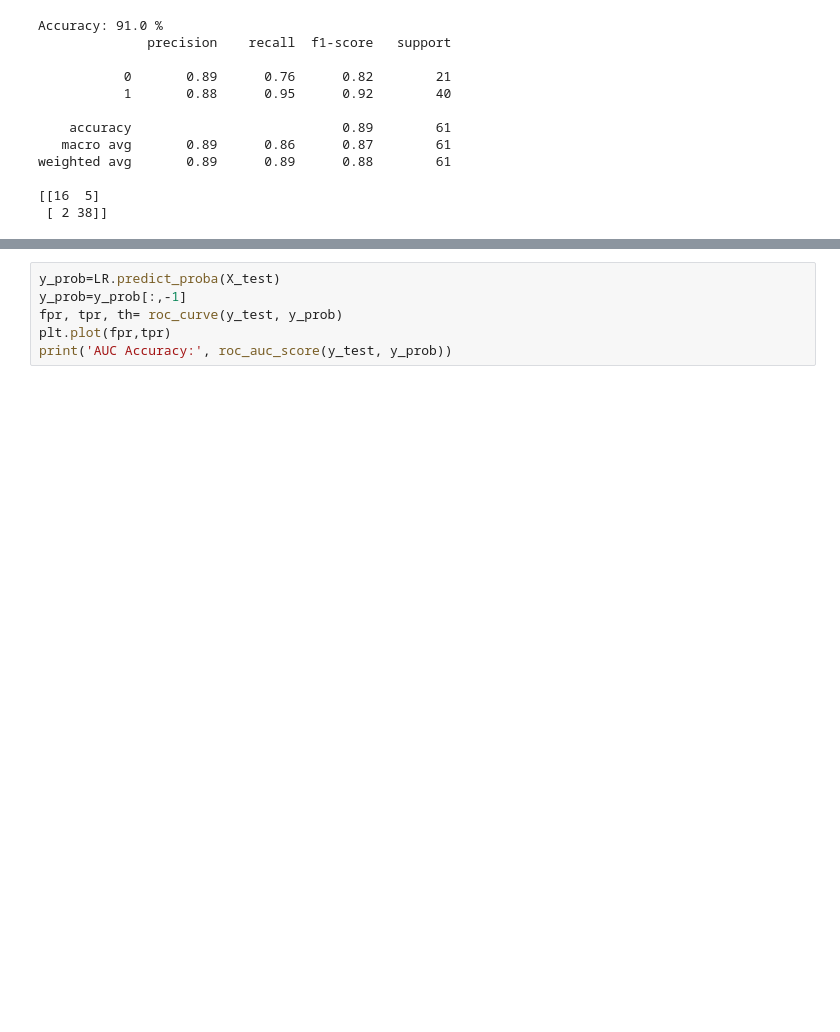
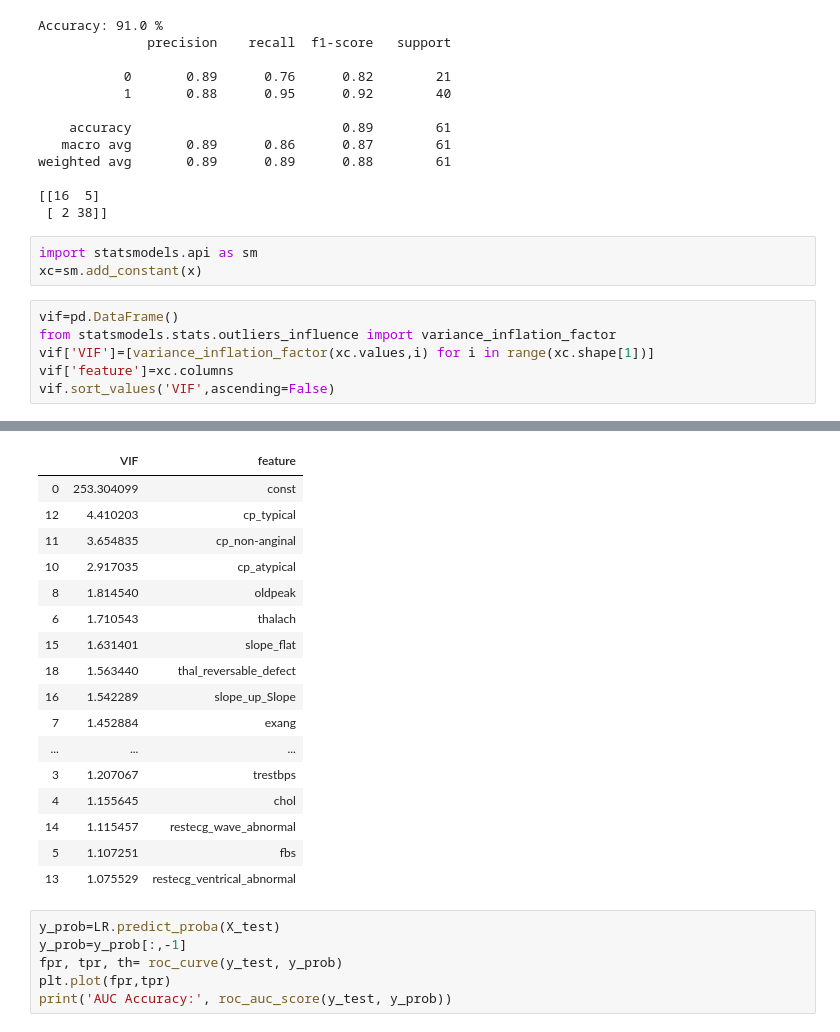
Before and after one commit to Amrutha-Sagar/Heart_Disease_Prediction_ML_DL, a Jupyter notebook: Heart Disease.ipynb, the cells around one changed output, grey strips where cells are left out. Cells and saved outputs as stored; diff of their text form; blank space fills up the shorter version.

```diff
--- a/Heart Disease.ipynb
+++ b/Heart Disease.ipynb
@@ -245,3 +245,13 @@ weighted avg       0.89      0.89      0.88        61
 
 [[16  5]
  [ 2 38]]
+# %%
+import statsmodels.api as sm
+xc=sm.add_constant(x)
+# %%
+vif=pd.DataFrame()
+from statsmodels.stats.outliers_influence import variance_inflation_factor
+vif['VIF']=[variance_inflation_factor(xc.values,i) for i in range(xc.shape[1])]
+vif['feature']=xc.columns
+vif.sort_values('VIF',ascending=False)
+# %% [output]
@@ -248,3 +259,20 @@ weighted avg       0.89      0.89      0.88        61
+|  | VIF | feature |
+| 0 | 253.304099 | const |
+| 12 | 4.410203 | cp_typical |
+| 11 | 3.654835 | cp_non-anginal |
+| 10 | 2.917035 | cp_atypical |
+| 8 | 1.814540 | oldpeak |
+| 6 | 1.710543 | thalach |
+| 15 | 1.631401 | slope_flat |
+| 18 | 1.563440 | thal_reversable_defect |
+| 16 | 1.542289 | slope_up_Slope |
+| 7 | 1.452884 | exang |
+| ... | ... | ... |
+| 3 | 1.207067 | trestbps |
+| 4 | 1.155645 | chol |
+| 14 | 1.115457 | restecg_wave_abnormal |
+| 5 | 1.107251 | fbs |
+| 13 | 1.075529 | restecg_ventrical_abnormal |
 # %%
 y_prob=LR.predict_proba(X_test)
 y_prob=y_prob[:,-1]
```
Also changed, not shown: parts of 2 cells of this notebook.
